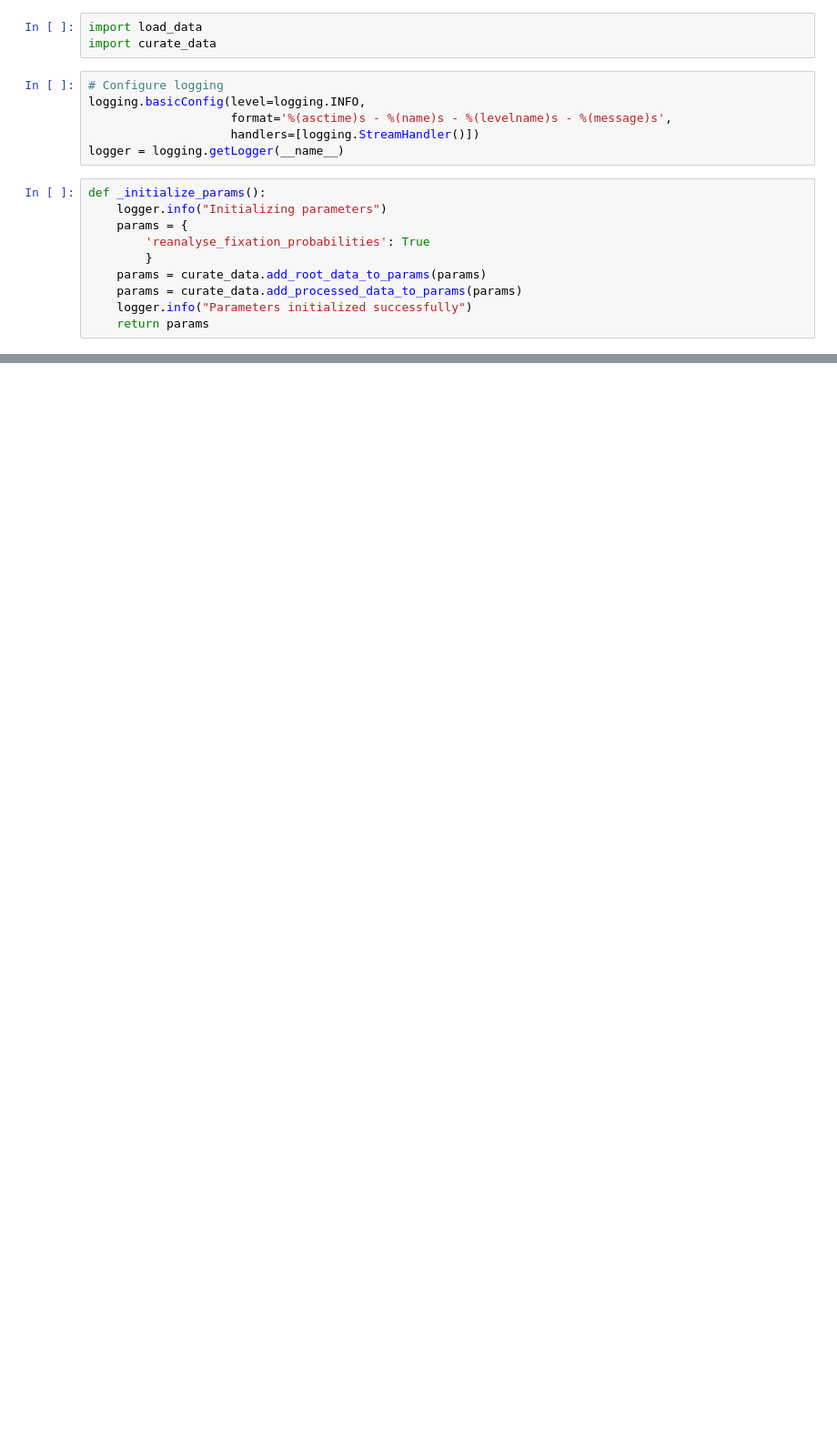
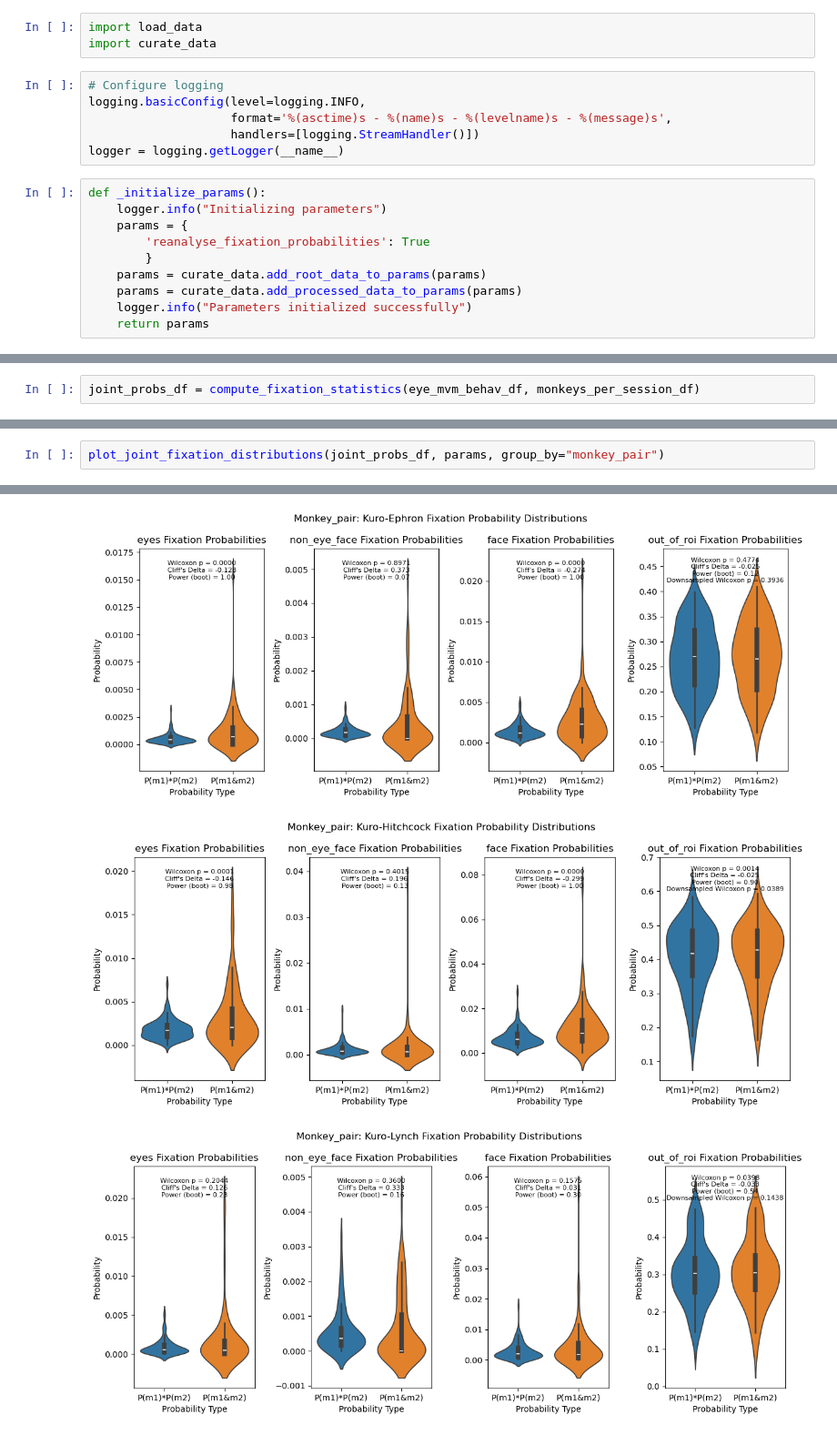
Before and after one commit to gprabaha/naturalistic_social_gaze_mech, a Jupyter notebook: inter_agent_fix_behav_notebook.ipynb, the cells around one changed output, grey strips where cells are left out. Shown at 91% size. Saved outputs shown, nothing was run; the diff lists cells and outputs as text; blank space fills up the shorter version.

Commit message:
ensure proper plot display in fix behav related jupyter notebook; print power of statistical tests for probability comparison

```diff
--- a/inter_agent_fix_behav_notebook.ipynb
+++ b/inter_agent_fix_behav_notebook.ipynb
@@ -74,0 +120,2 @@ _analyze_and_plot_fixation_probabilities(eye_mvm_behav_df, monkeys_per_session_d
+# %%
+joint_probs_df = compute_fixation_statistics(eye_mvm_behav_df, monkeys_per_session_df)
@@ -74,0 +192,3 @@ _analyze_and_plot_fixation_probabilities(eye_mvm_behav_df, monkeys_per_session_d
+# %%
+plot_joint_fixation_distributions(joint_probs_df, params, group_by="monkey_pair")
+# %% [output]
@@ -74,0 +196,3 @@ _analyze_and_plot_fixation_probabilities(eye_mvm_behav_df, monkeys_per_session_d
+[figure, added]
+[figure, added]
+[figure, added]
```
Also changed, not shown: parts of 8 cells of this notebook, 1 other file.
